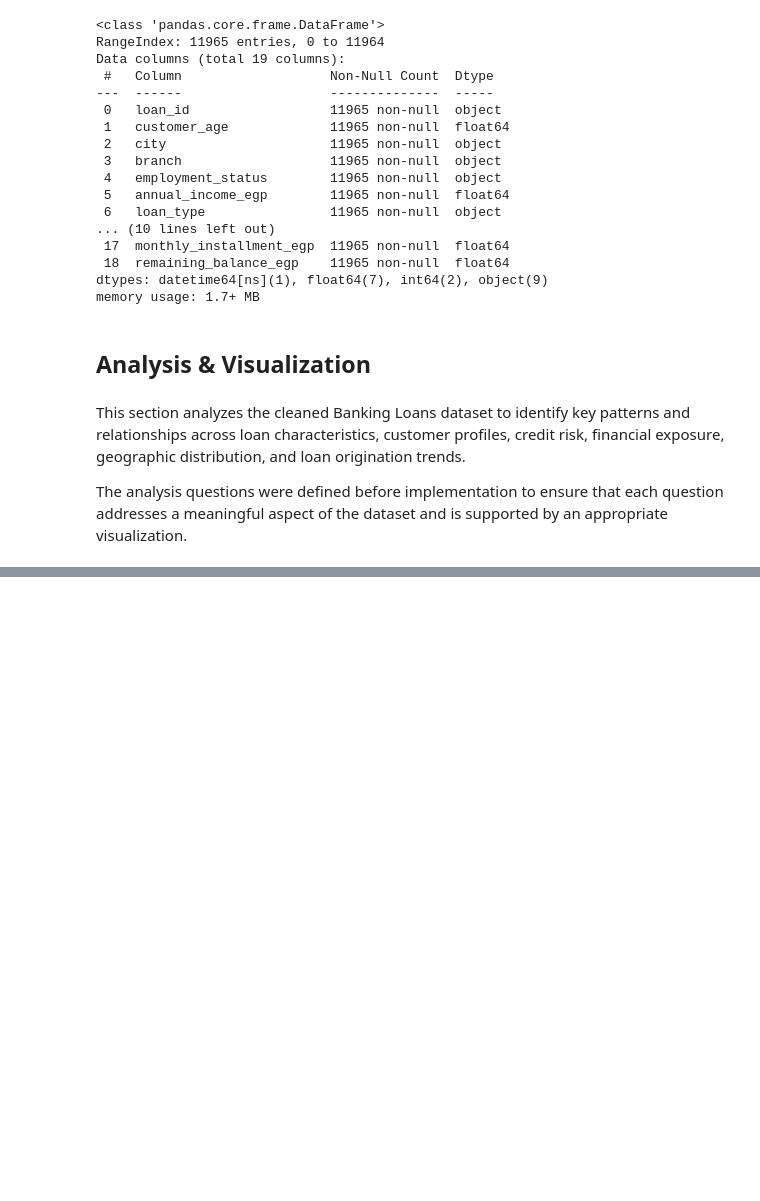
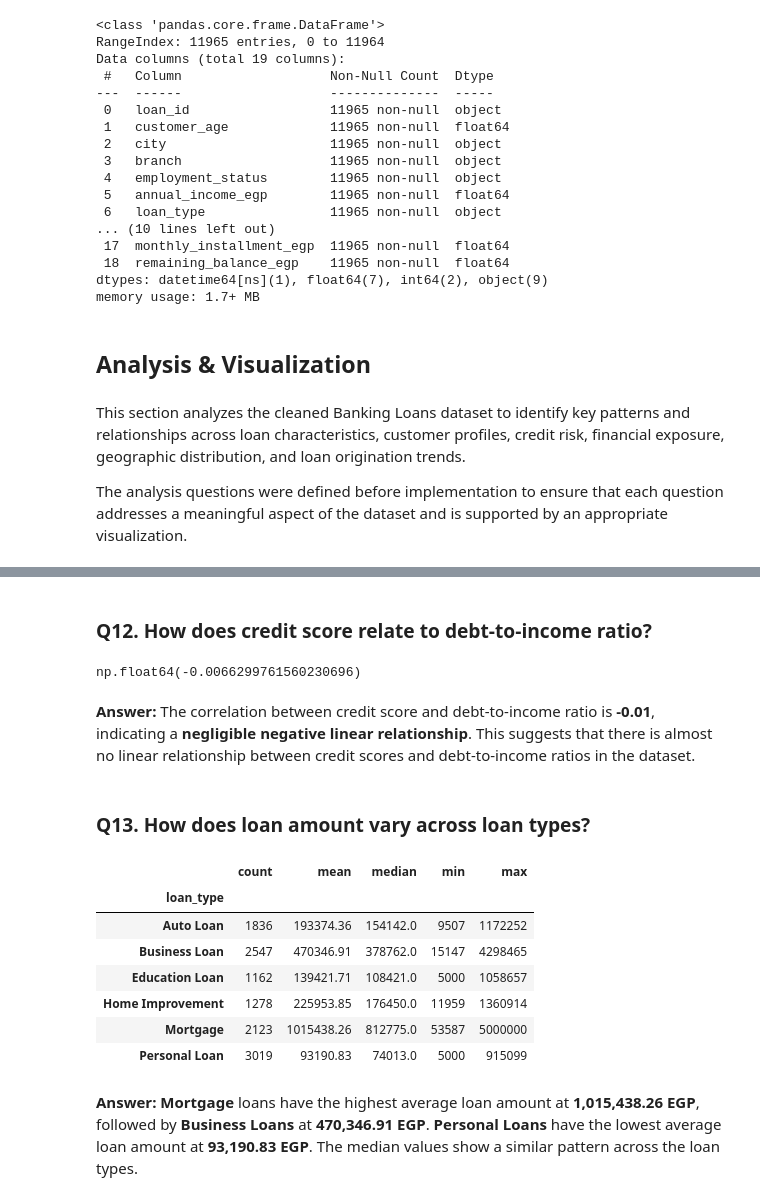
Before and after one commit to ATRA559/Banking-Loans-Data-Analysis, a Jupyter notebook: Banking_Loans_Project.ipynb, the cells around one changed output, grey strips where cells are left out. Saved outputs shown, nothing was run; the diff lists cells and outputs as text; code cells hidden in the pictures; blank space fills up the shorter version.

```diff
--- a/Banking_Loans_Project.ipynb
+++ b/Banking_Loans_Project.ipynb
@@ -1192,0 +1488,9 @@ The analysis questions were defined before implementation to ensure that each qu
+# %% [markdown]
+### Q12. How does credit score relate to debt-to-income ratio?
+# %%
+credit_dti_corr = df["credit_score"].corr(df["debt_to_income_pct"])
+credit_dti_corr
+# %% [output]
+np.float64(-0.0066299761560230696)
+# %% [markdown]
+**Answer:** The correlation between credit score and debt-to-income ratio is **-0.01**, indicating a **negligible negative linear relationship**. This suggests that there is almost no linear relationship between credit scores and debt-to-income ratios in the dataset.
@@ -1192,0 +1511,16 @@ The analysis questions were defined before implementation to ensure that each qu
+# %% [markdown]
+### Q13. How does loan amount vary across loan types?
+# %%
+loan_type_amount_stats = df.groupby("loan_type")["loan_amount_egp"].agg(["count", "mean", "median", "min", "max"]).round(2)
+loan_type_amount_stats
+# %% [output]
+|  | count | mean | median | min | max |
+| loan_type |  |  |  |  |  |
+| Auto Loan | 1836 | 193374.36 | 154142.0 | 9507 | 1172252 |
+| Business Loan | 2547 | 470346.91 | 378762.0 | 15147 | 4298465 |
+| Education Loan | 1162 | 139421.71 | 108421.0 | 5000 | 1058657 |
+| Home Improvement | 1278 | 225953.85 | 176450.0 | 11959 | 1360914 |
+| Mortgage | 2123 | 1015438.26 | 812775.0 | 53587 | 5000000 |
+| Personal Loan | 3019 | 93190.83 | 74013.0 | 5000 | 915099 |
+# %% [markdown]
+**Answer:** **Mortgage** loans have the highest average loan amount at **1,015,438.26 EGP**, followed by **Business Loans** at **470,346.91 EGP**. **Personal Loans** have the lowest average loan amount at **93,190.83 EGP**. The median values show a similar pattern across the loan types.
```
Also changed, not shown: parts of 82 cells of this notebook.
